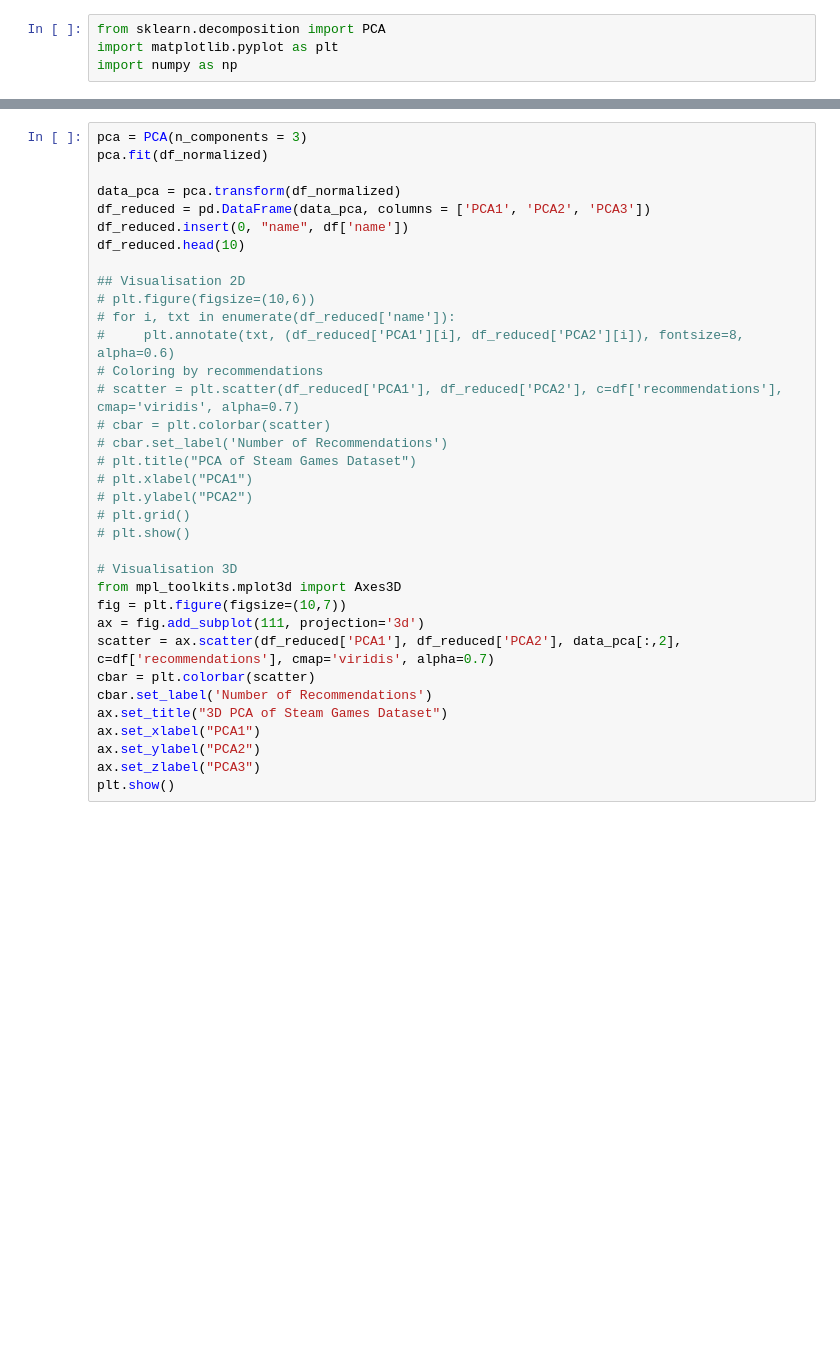
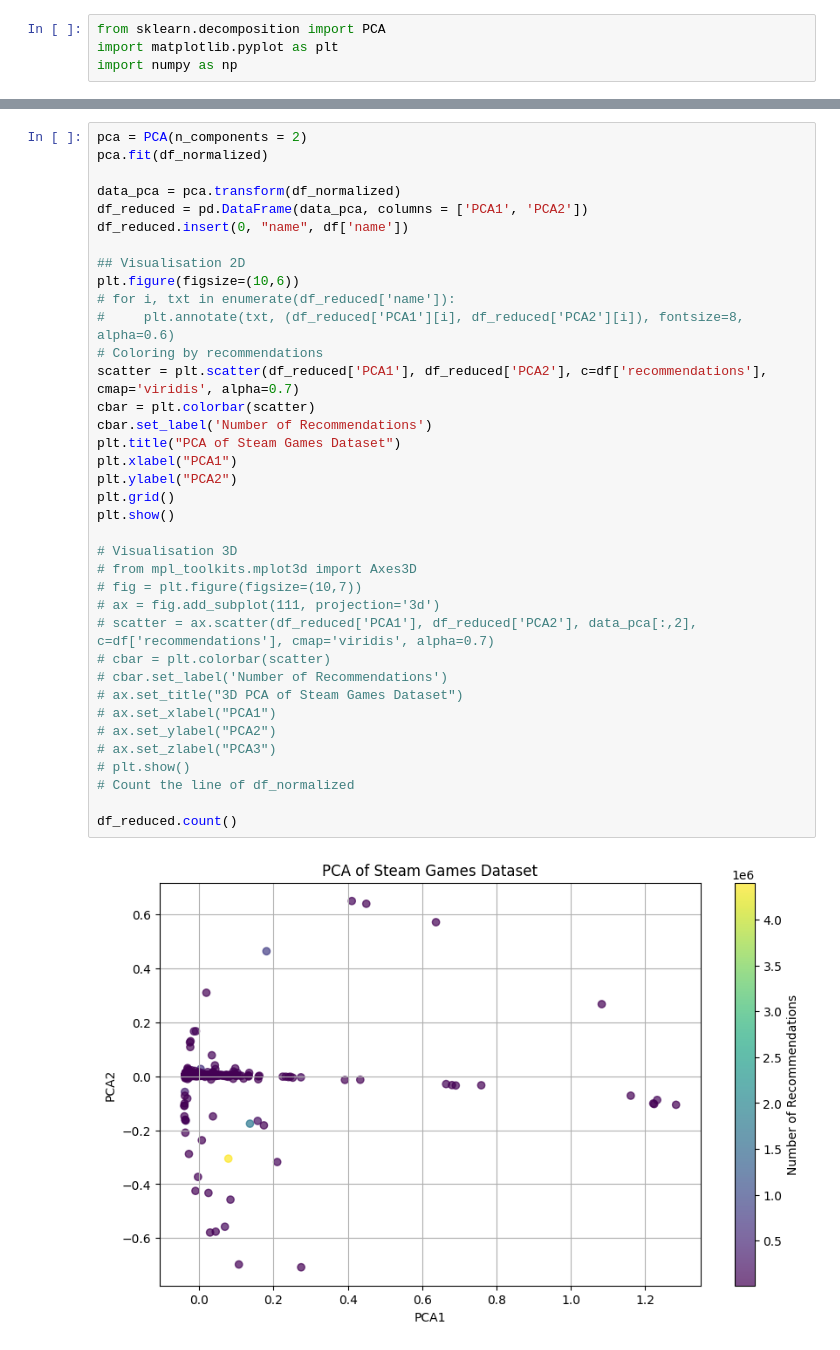
Before and after one commit to trietngh/5SIEC-clustering, a Jupyter notebook: tp2/TP_clustering.ipynb, the cells around one changed output, grey strips where cells are left out. Saved outputs shown, nothing was run; the diff lists cells and outputs as text; blank space fills up the shorter version.

```diff
--- a/tp2/TP_clustering.ipynb
+++ b/tp2/TP_clustering.ipynb
@@ -170,36 +188,39 @@ plt.show()
 # %%
-pca = PCA(n_components = 3)
+pca = PCA(n_components = 2)
 pca.fit(df_normalized)
 
 data_pca = pca.transform(df_normalized)
-df_reduced = pd.DataFrame(data_pca, columns = ['PCA1', 'PCA2', 'PCA3'])
+df_reduced = pd.DataFrame(data_pca, columns = ['PCA1', 'PCA2'])
 df_reduced.insert(0, "name", df['name'])
-df_reduced.head(10)
 
 ## Visualisation 2D
-# plt.figure(figsize=(10,6))
+plt.figure(figsize=(10,6))
 # for i, txt in enumerate(df_reduced['name']):
 #     plt.annotate(txt, (df_reduced['PCA1'][i], df_reduced['PCA2'][i]), fontsize=8, alpha=0.6)
 # Coloring by recommendations
-# scatter = plt.scatter(df_reduced['PCA1'], df_reduced['PCA2'], c=df['recommendations'], cmap='viridis', alpha=0.7)
+scatter = plt.scatter(df_reduced['PCA1'], df_reduced['PCA2'], c=df['recommendations'], cmap='viridis', alpha=0.7)
+cbar = plt.colorbar(scatter)
+cbar.set_label('Number of Recommendations')
+plt.title("PCA of Steam Games Dataset")
+plt.xlabel("PCA1")
+plt.ylabel("PCA2")
+plt.grid()
+plt.show()
+
+# Visualisation 3D
+# from mpl_toolkits.mplot3d import Axes3D
+# fig = plt.figure(figsize=(10,7))
+# ax = fig.add_subplot(111, projection='3d')
+# scatter = ax.scatter(df_reduced['PCA1'], df_reduced['PCA2'], data_pca[:,2], c=df['recommendations'], cmap='viridis', alpha=0.7)
 # cbar = plt.colorbar(scatter)
 # cbar.set_label('Number of Recommendations')
-# plt.title("PCA of Steam Games Dataset")
-# plt.xlabel("PCA1")
-# plt.ylabel("PCA2")
-# plt.grid()
+# ax.set_title("3D PCA of Steam Games Dataset")
+# ax.set_xlabel("PCA1")
+# ax.set_ylabel("PCA2")
+# ax.set_zlabel("PCA3")
 # plt.show()
+# Count the line of df_normalized
 
-# Visualisation 3D
-from mpl_toolkits.mplot3d import Axes3D
-fig = plt.figure(figsize=(10,7))
-ax = fig.add_subplot(111, projection='3d')
-scatter = ax.scatter(df_reduced['PCA1'], df_reduced['PCA2'], data_pca[:,2], c=df['recommendations'], cmap='viridis', alpha=0.7)
-cbar = plt.colorbar(scatter)
-cbar.set_label('Number of Recommendations')
-ax.set_title("3D PCA of Steam Games Dataset")
-ax.set_xlabel("PCA1")
-ax.set_ylabel("PCA2")
-ax.set_zlabel("PCA3")
-plt.show()
+df_reduced.count()
 # %% [output]
+[figure, added]
```
Also changed, not shown: parts of 16 cells of this notebook, 1 other file.
